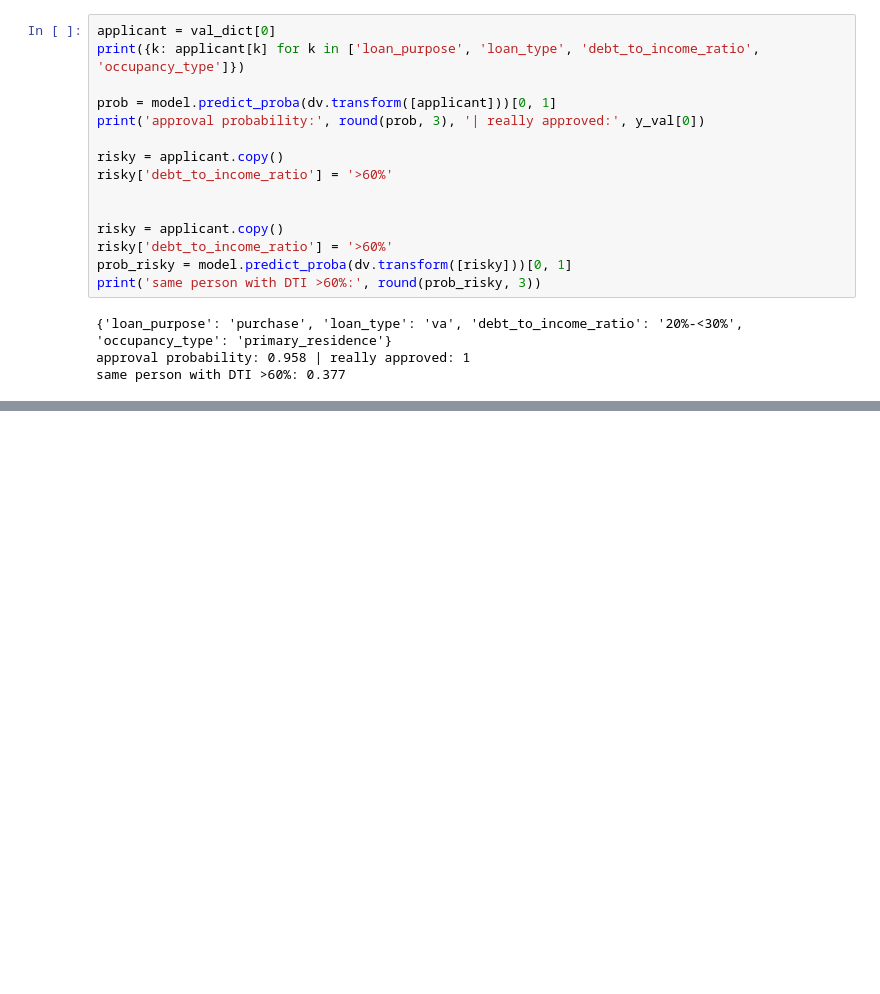
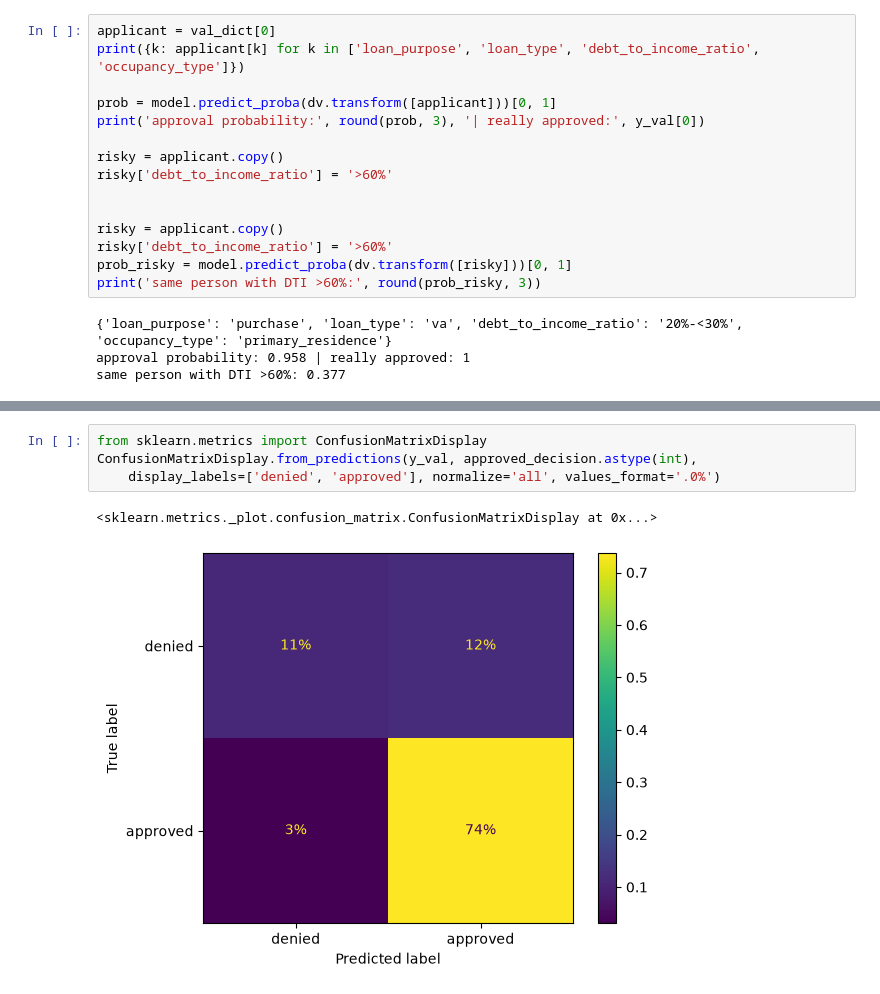
Before and after one commit to Humanberto/san-diego-mortgage-approval, a Jupyter notebook: notebook.ipynb, the cells around one changed output, grey strips where cells are left out. Cells and saved outputs as stored; diff of their text form; blank space fills up the shorter version.

Commit message:
Confusion table and lender comparison

```diff
--- a/notebook.ipynb
+++ b/notebook.ipynb
@@ -681,0 +718,7 @@ same person with DTI >60%: 0.377
+# %%
+from sklearn.metrics import ConfusionMatrixDisplay
+ConfusionMatrixDisplay.from_predictions(y_val, approved_decision.astype(int),
+    display_labels=['denied', 'approved'], normalize='all', values_format='.0%')
+# %% [output]
+<sklearn.metrics._plot.confusion_matrix.ConfusionMatrixDisplay at 0x...>
+[figure, added]
```
Also changed, not shown: parts of 5 cells of this notebook, 1 other file.
